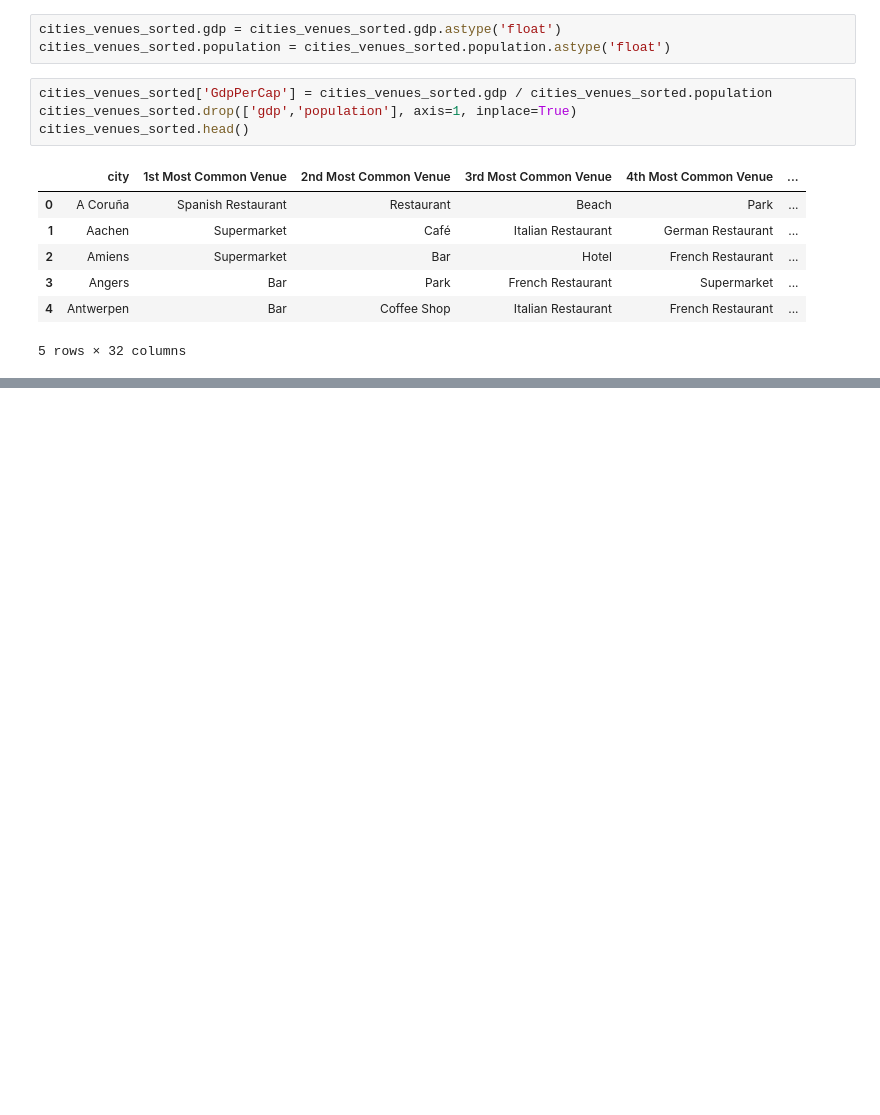
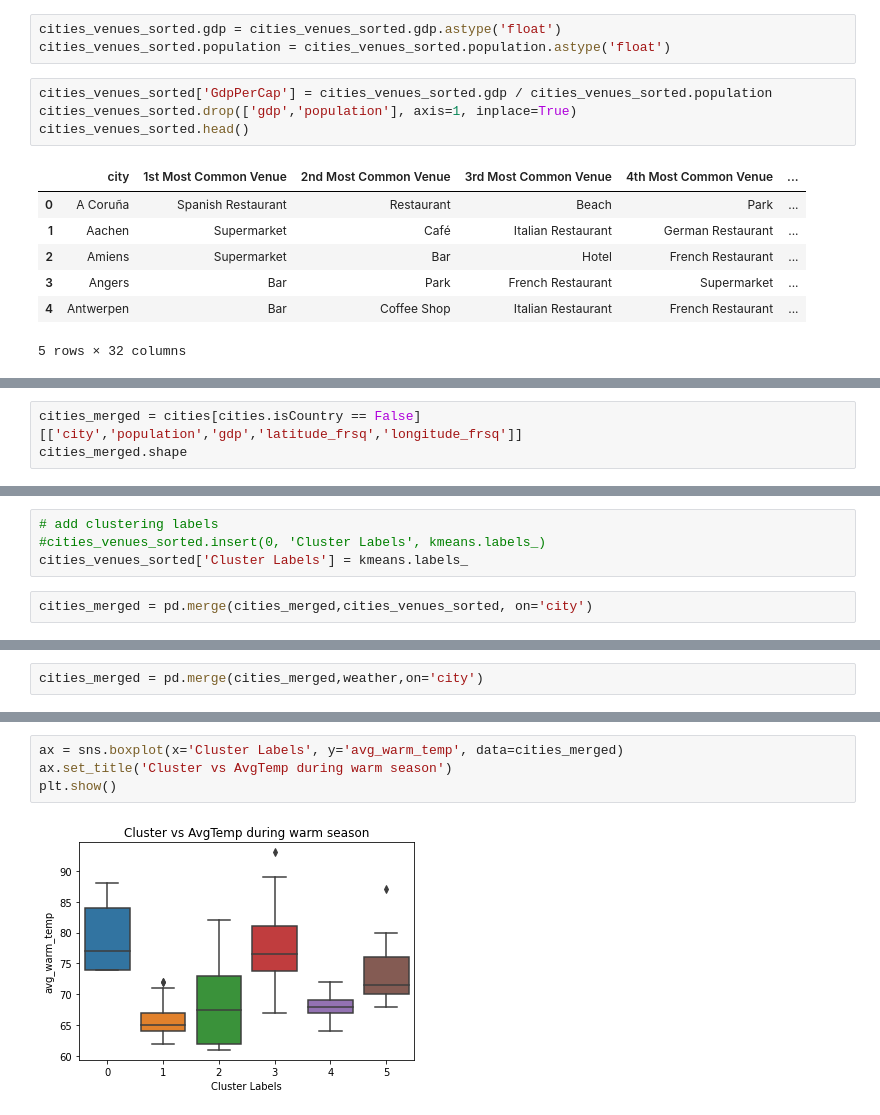
Before and after one commit to xLinkoln/ibm_DataScienceCapstone, a Jupyter notebook: Battle of Neighborhoods.ipynb, the cells around one changed output, grey strips where cells are left out. Saved outputs shown, nothing was run; the diff lists cells and outputs as text; blank space fills up the shorter version.

Commit message:
Final Assignment - Idea, Data and Approach - Completed

```diff
--- a/Battle of Neighborhoods.ipynb
+++ b/Battle of Neighborhoods.ipynb
@@ -499,0 +737,3 @@ cities_venues_sorted.head()
+# %%
+cities_merged = cities[cities.isCountry == False][['city','population','gdp','latitude_frsq','longitude_frsq']]
+cities_merged.shape
@@ -499,0 +742,6 @@ cities_venues_sorted.head()
+# %%
+# add clustering labels
+#cities_venues_sorted.insert(0, 'Cluster Labels', kmeans.labels_)
+cities_venues_sorted['Cluster Labels'] = kmeans.labels_
+# %%
+cities_merged = pd.merge(cities_merged,cities_venues_sorted, on='city')
@@ -499,0 +843,2 @@ cities_venues_sorted.head()
+# %%
+cities_merged = pd.merge(cities_merged,weather,on='city')
@@ -499,0 +853,6 @@ cities_venues_sorted.head()
+# %%
+ax = sns.boxplot(x='Cluster Labels', y='avg_warm_temp', data=cities_merged)
+ax.set_title('Cluster vs AvgTemp during warm season')
+plt.show()
+# %% [output]
+[figure, added]
```
Also changed, not shown: parts of 58 cells of this notebook.
